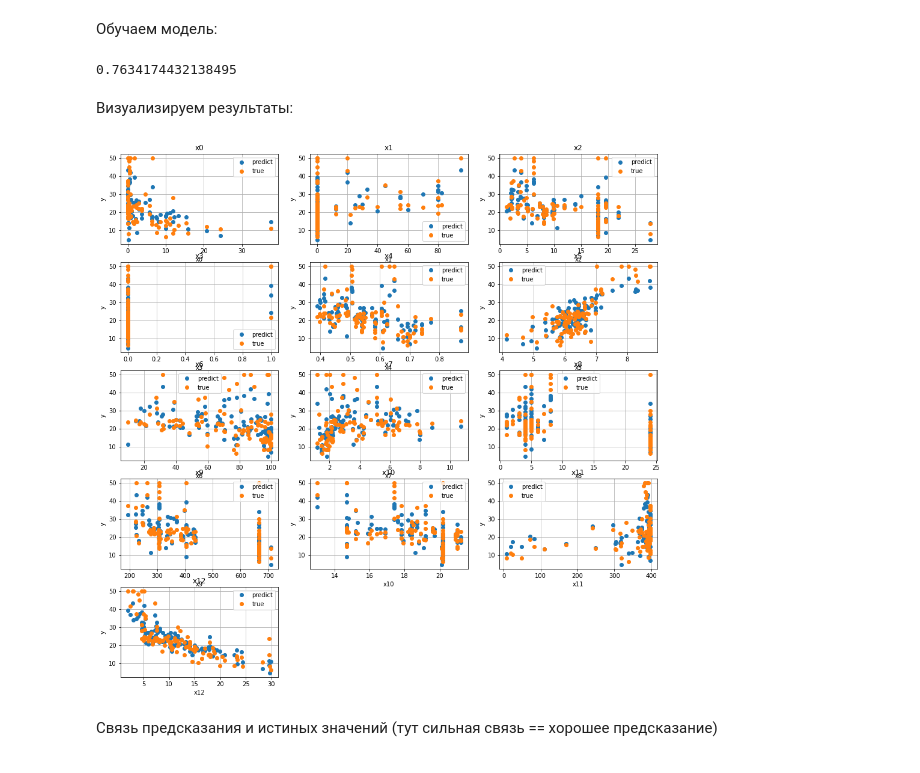
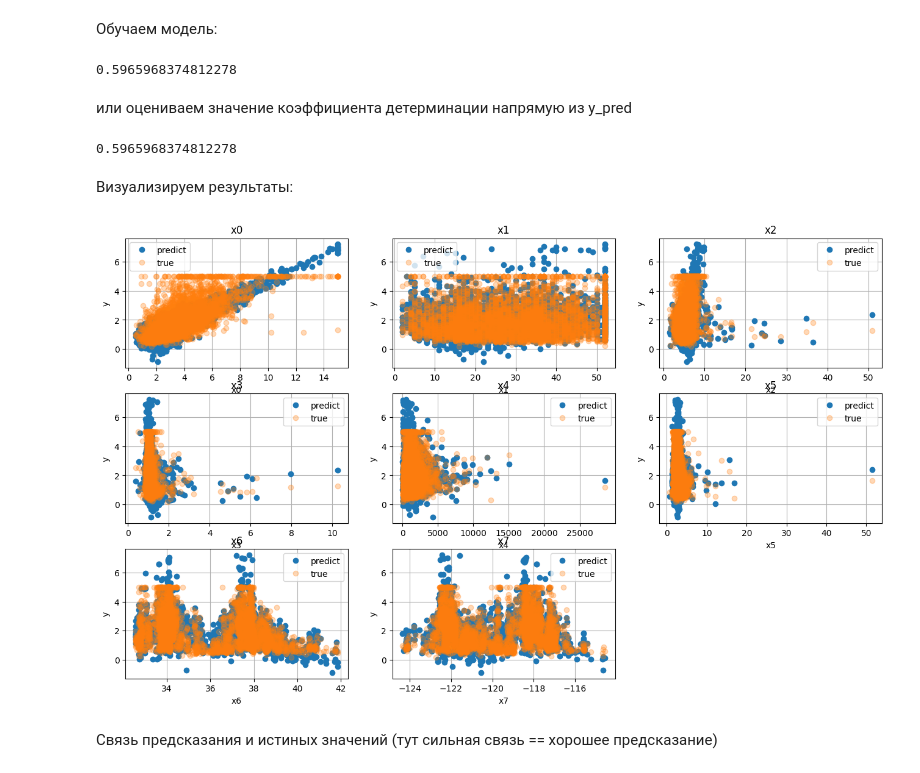
Before and after one commit to mkorlyakova/MSTU-courses, a Jupyter notebook: ML magister/4/ML_lab2.ipynb, the cells around one changed output. Cells and saved outputs as stored; diff of their text form; code cells hidden in the pictures.

```diff
--- a/ML magister/4/ML_lab2.ipynb
+++ b/ML magister/4/ML_lab2.ipynb
@@ -569,12 +622,13 @@ $$\nabla_{w}Q(w,X) = \frac{2}{l}X^{T}(Xw-y).$$
 
 генерация решения для модели в форме линейной регрессии
 # %%
-from sklearn.datasets import load_boston
+from sklearn.datasets import fetch_california_housing
+
 import sklearn.datasets as datasets
 from sklearn.linear_model import  LinearRegression
 from sklearn.metrics import r2_score # коэффициент детерминации
 
-V = load_boston(return_X_y=True)
+V = fetch_california_housing(return_X_y=True)
 # %%
 x = V[0]
 y = V[1]
@@ -592,25 +646,32 @@ reg = LinearRegression() # Создали объект линейная регр
 reg.fit(X_train_tr, y_train_tr) # обучили
 reg.score(X_test_tr, y_test_tr) # Возвращает коэффициент детерминации прогноза
 # %% [output]
-0.7634174432138495
+0.5965968374812278
 # %%
-y_pred = reg.predict(X_test_tr) # сделали предсказание
+y_pred0 = reg.predict(X_test_tr) # сделали предсказание
+# %% [markdown]
+или оцениваем значение коэффициента детерминации напрямую из y_pred
+# %%
+r2_y_test_tr = r2_score(y_test_tr, y_pred0)
+r2_y_test_tr
+# %% [output]
+0.5965968374812278
 # %% [markdown]
 Визуализируем результаты:
 # %%
 plt.figure(figsize = (16,16))
 for i in range(X_test_tr.shape[1]):
   plt.subplot(5,3,i+1)
-  plt.plot(X_test_tr[:, i],y_pred,'o', label = 'predict')
-  plt.plot(X_test_tr[:, i],y_test_tr,'o', label = 'true')
+  plt.plot(X_test_tr[:, i],y_pred0,'o', label = 'predict')
+  plt.plot(X_test_tr[:, i],y_test_tr,'o', label = 'true', alpha = 0.3)
   plt.title('x'+str(i))
   plt.xlabel('x'+str(i))
   plt.ylabel('y')
   plt.grid()
   plt.legend()
 plt.show()
 # %% [output]
-[figure, old version]
+[figure, new version]
 # %% [markdown]
 Связь предсказания и истиных значений (тут сильная связь == хорошее предсказание)
 # %%
```
Also changed, not shown: parts of 37 cells of this notebook.
